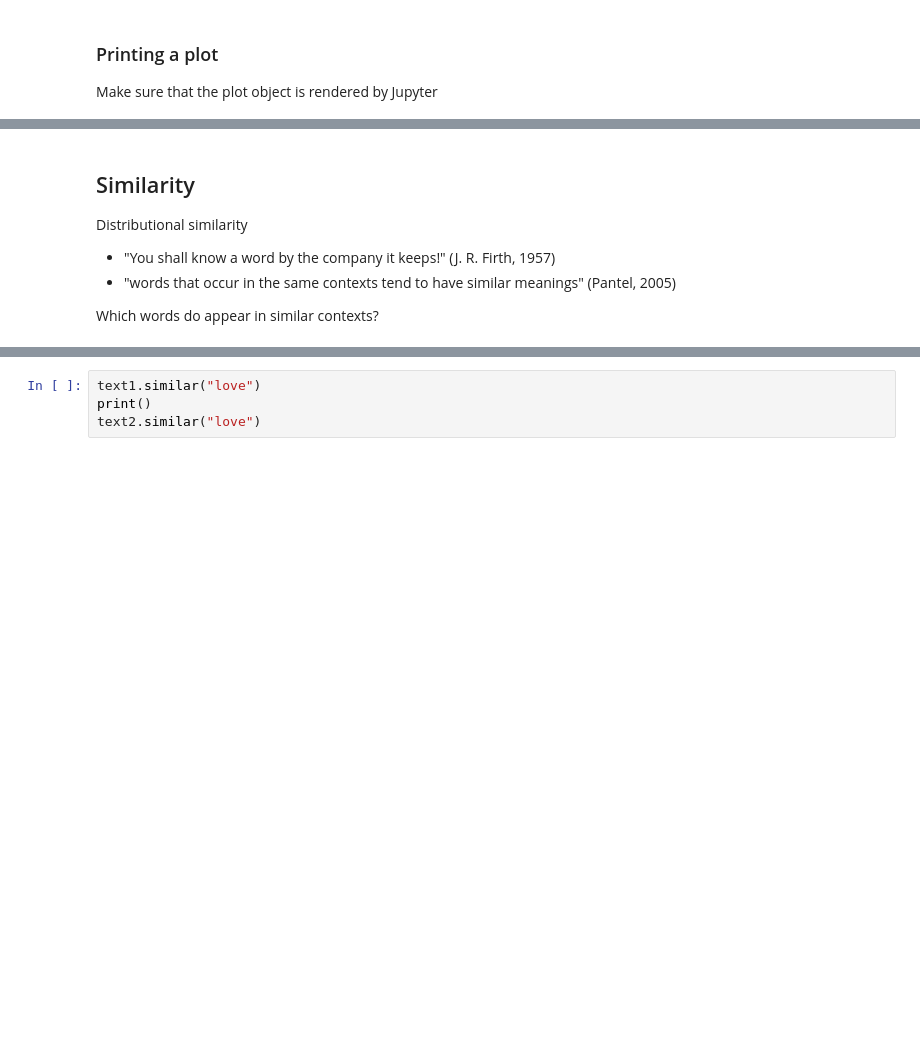
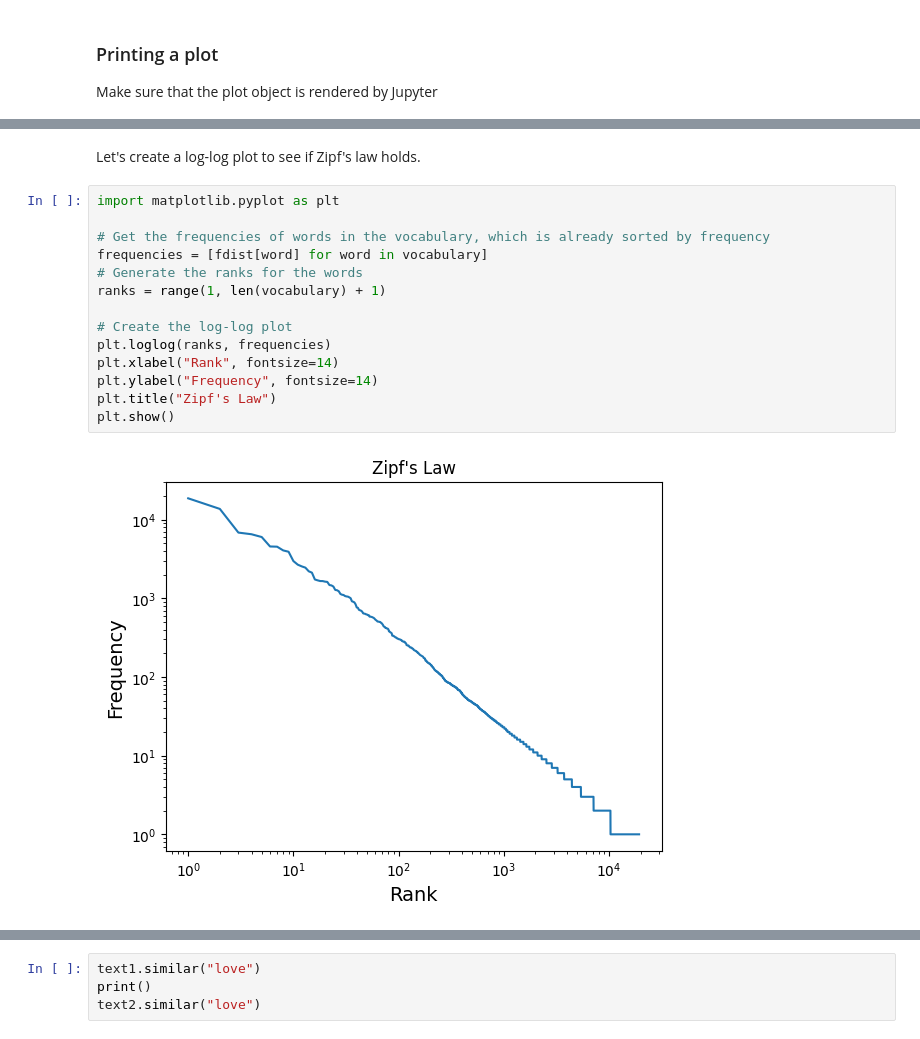
Before and after one commit to simon-clematide/introduction-to-cl-uzh, a Jupyter notebook: pcl1-notebooks/nltk1/NLTK-1-Demo-Tour.ipynb, the cells around one changed output, grey strips where cells are left out. Drawn from its saved outputs; the diff is of its cells as text; blank space fills up the shorter version.

```diff
--- a/pcl1-notebooks/nltk1/NLTK-1-Demo-Tour.ipynb
+++ b/pcl1-notebooks/nltk1/NLTK-1-Demo-Tour.ipynb
@@ -57,7 +235,18 @@ fdist.plot(20,cumulative=True)
-# %% [markdown]
-## Similarity
-Distributional similarity
-- "You shall know a word by the company it keeps!" (J. R. Firth, 1957)
-- "words that occur in the same contexts tend to have similar meanings" (Pantel, 2005)
-
-Which words do appear in similar contexts?
+# %% [markdown]
+Let's create a log-log plot to see if Zipf's law holds.
+# %%
+import matplotlib.pyplot as plt
+
+# Get the frequencies of words in the vocabulary, which is already sorted by frequency
+frequencies = [fdist[word] for word in vocabulary]
+# Generate the ranks for the words
+ranks = range(1, len(vocabulary) + 1)
+
+# Create the log-log plot
+plt.loglog(ranks, frequencies)
+plt.xlabel("Rank", fontsize=14)
+plt.ylabel("Frequency", fontsize=14)
+plt.title("Zipf's Law")
+plt.show()
+# %% [output]
+[figure, added]
```
Also changed, not shown: parts of 33 cells of this notebook, 1 other file.
